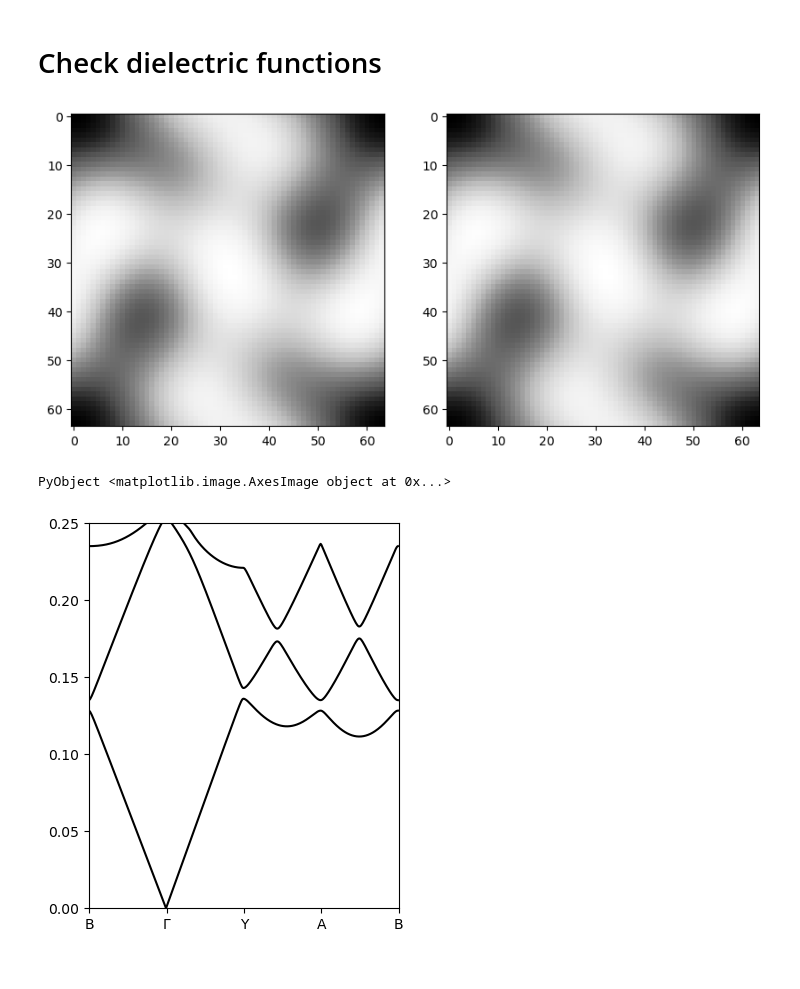
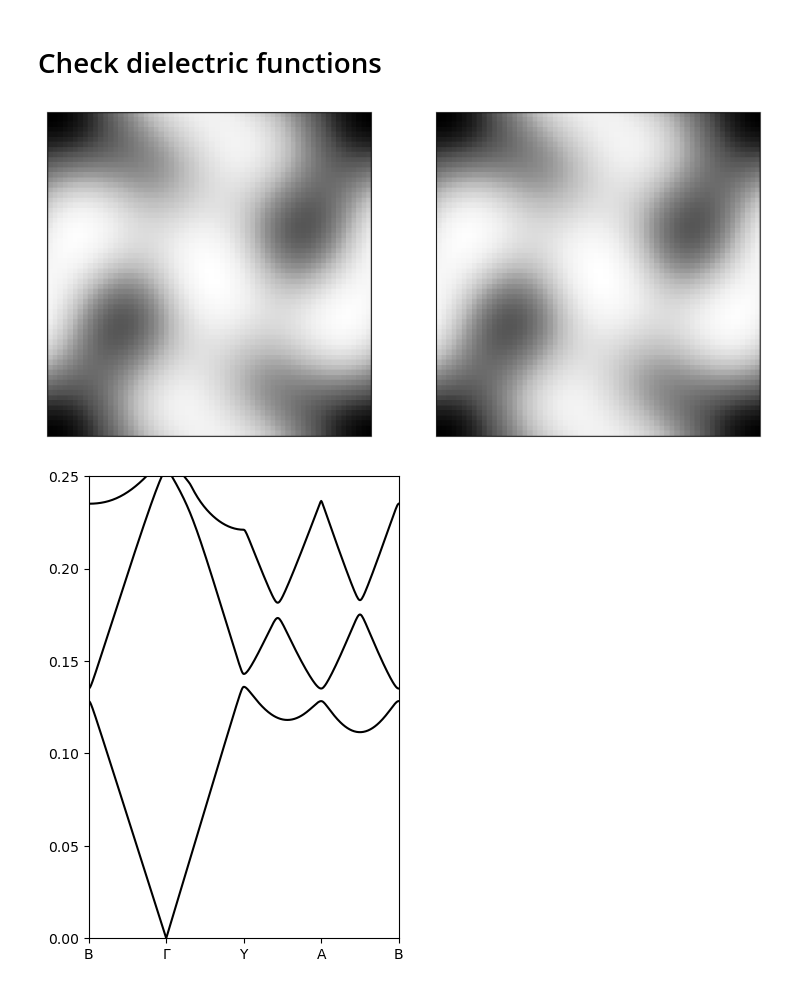
Before and after one commit to AliGhorashiCMT/Sparse-networks-for-topological-photonics, a Jupyter notebook: rectangular_lattices/Band structures.ipynb, the cells around one changed output. Saved outputs shown, nothing was run; the diff lists cells and outputs as text; code cells hidden in the pictures.

Commit message:
Jupyter notebooks relevant to Figures 1 and 2

```diff
--- a/rectangular_lattices/Band structures.ipynb
+++ b/rectangular_lattices/Band structures.ipynb
@@ -75,11 +70,14 @@ close(file_original)
 figure(figsize=(10, 5))
 subplot(1, 2, 1)
 imshow(epsilon_dispersion, cmap="Greys")
+xticks([])
+yticks([]);
 subplot(1, 2, 2)
 imshow(epsilon_original, cmap="Greys")
+xticks([])
+yticks([]);
 # %% [output]
-[figure, old version]
+[figure, new version]
-PyObject <matplotlib.image.AxesImage object at 0x...>
 # %%
 io = open("./dispersion/logs/dim2-sg2-9375-res64-tm.log")
 logstr = read(io, String)
@@ -95,12 +93,13 @@ Gamma_point_idxs = findall(x-> isapprox(x, 0), [norm([0, 0, 0] .- collect(row))
 B_point_idxs = findall(x-> isapprox(x, 0), [norm([0.5, 0, 0] .- collect(row)) for row in eachrow(kpts)]);
 Y_point_idxs = findall(x-> isapprox(x, 0), [norm([0, 0.5, 0] .- collect(row)) for row in eachrow(kpts)]);
 # %%
-figure(figsize=(4, 5))
-plot(dispersion[:, 1:3], color="black");
+figure(figsize=(4, 6))
+plot(1:405, dispersion[:, 1:3], color="black");
 ylim(0, 0.25)
-xlim(0, 404);
+xlim(1, 405);
 xticks([Gamma_point_idxs..., A_point_idxs..., B_point_idxs..., Y_point_idxs...], [repeat(["Γ"], length(Gamma_point_idxs))...,
         repeat(["A"], length(A_point_idxs))..., repeat(["B"], length(B_point_idxs))..., repeat(["Y"], length(Y_point_idxs))...])
 ;
+#savefig("./figures/figure1-dispersion.pdf")
 # %% [output]
-[figure, old version]
+[figure, new version]
```
Also changed, not shown: parts of 9 cells of this notebook, 1 other file.
